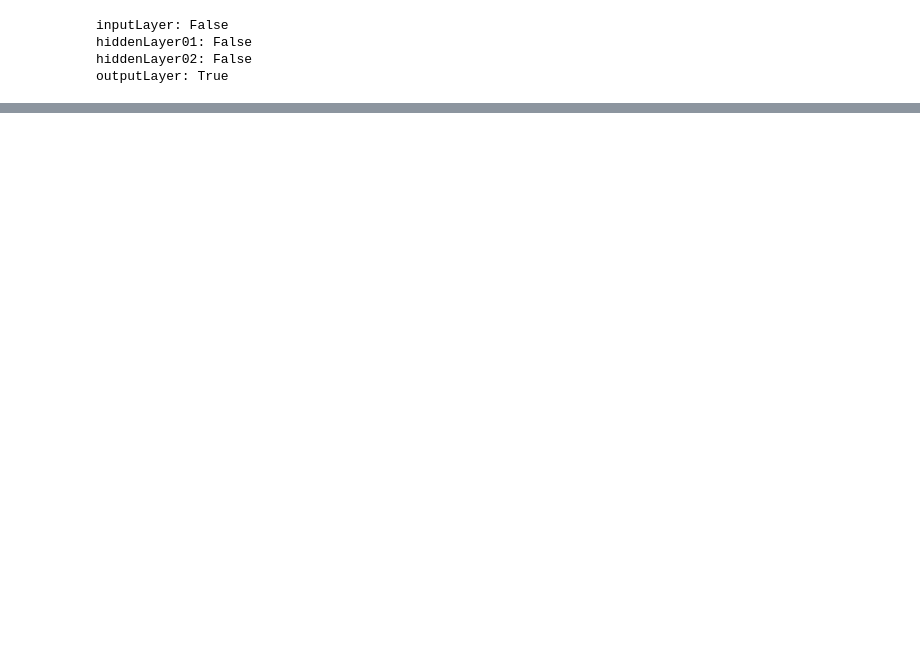
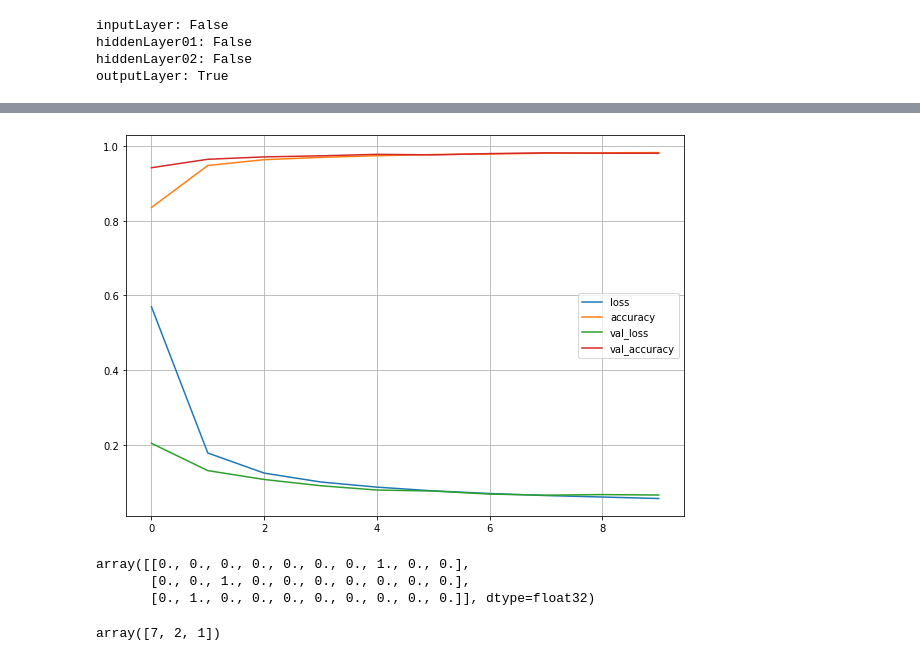
Before and after one commit to shiv0112/basics_of_CNN, a Jupyter notebook: TransferLearningPOC.ipynb, the cells around one changed output, grey strips where cells are left out. Drawn from its saved outputs; the diff is of its cells as text; code cells hidden in the pictures; blank space fills up the shorter version.

```diff
--- a/TransferLearningPOC.ipynb
+++ b/TransferLearningPOC.ipynb
@@ -304,0 +375,16 @@ plt.show()
+# %%
+input_shape = (28, 28, 1) # (row, col, channels)
+CLASSES = 10
+LAYERS = [
+    tf.keras.Input(shape=input_shape),
+    tf.keras.layers.Conv2D(32, kernel_size=(3,3), activation="relu"),
+    tf.keras.layers.MaxPooling2D(pool_size=(2,2)),
+    tf.keras.layers.Conv2D(64, kernel_size=(3,3), activation="relu"),
+    tf.keras.layers.MaxPooling2D(pool_size=(2,2)),
+    tf.keras.layers.Flatten(),
+    tf.keras.layers.Dense(CLASSES, activation="softmax")
+]
+# %%
+CNN_model = tf.keras.Sequential(
+    LAYERS
+)
@@ -304,0 +411,9 @@ plt.show()
+# %%
+CNN_model.compile(loss="sparse_categorical_crossentropy",
+                  optimizer="SGD",
+                  metrics=["accuracy"]
+                  )
+# %%
+history = CNN_model.fit(
+    X_train_CNN, y_train, epochs=10,validation_data = (X_valid_CNN, y_valid)
+)
@@ -304,0 +446,6 @@ plt.show()
+# %%
+pd.DataFrame(history.history).plot(figsize=(10,7))
+plt.grid(True)
+plt.show()
+# %% [output]
+[figure, added]
@@ -304,0 +454,14 @@ plt.show()
+# %%
+X_new = X_test[:3]
+
+y_prob = CNN_model.predict(X_new)
+y_prob.round(3)
+# %% [output]
+array([[0., 0., 0., 0., 0., 0., 0., 1., 0., 0.],
+       [0., 0., 1., 0., 0., 0., 0., 0., 0., 0.],
+       [0., 1., 0., 0., 0., 0., 0., 0., 0., 0.]], dtype=float32)
+# %%
+Y_pred = np.argmax(y_prob, axis=-1)
+Y_pred
+# %% [output]
+array([7, 2, 1])
```
Also changed, not shown: parts of 25 cells of this notebook.
